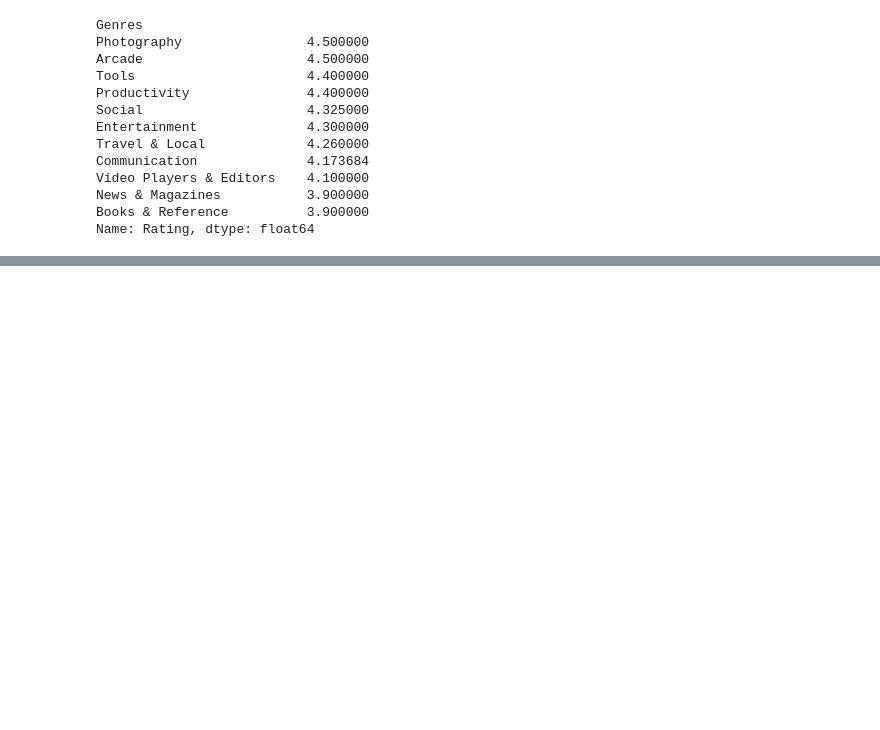
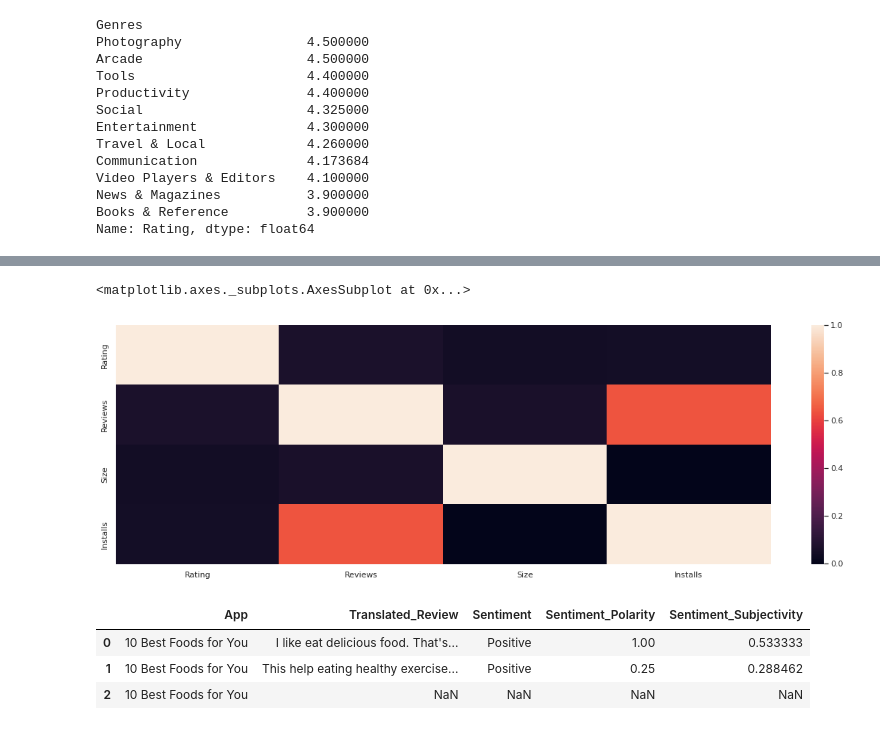
Before and after one commit to indrochoco/Playstore-app-Review-analysis, a Jupyter notebook: Copy_of_Play_Store_App_Review_Analysis_Capstone_Project.ipynb, the cells around one changed output, grey strips where cells are left out. Drawn from its saved outputs; the diff is of its cells as text; code cells hidden in the pictures; blank space fills up the shorter version.

```diff
--- a/Copy_of_Play_Store_App_Review_Analysis_Capstone_Project.ipynb
+++ b/Copy_of_Play_Store_App_Review_Analysis_Capstone_Project.ipynb
@@ -224,0 +213,2 @@ ax = sns.barplot(x="Genres", y="Rating", data=max_installs)
+# %%
+df['Last Updated'] = pd.to_datetime(df['Last Updated'])
@@ -224,0 +232,10 @@ ax = sns.barplot(x="Genres", y="Rating", data=max_installs)
+# %%
+def convert_bytes(i):
+  if i.count('M')==1:
+    return float(i[:-1])*1024*1024
+  elif i.count('K')==1:
+    return float(i[:-1])*1024
+  else:
+    return 0
+# %%
+df['Size']=df.Size.apply(convert_bytes)
@@ -224,0 +257,14 @@ ax = sns.barplot(x="Genres", y="Rating", data=max_installs)
+# %%
+corr_df= df.corr()
+# %%
+sns.heatmap(corr_df)
+# %% [output]
+<matplotlib.axes._subplots.AxesSubplot at 0x...>
+[figure, added]
+# %%
+df_1.head(3)
+# %% [output]
+|  | App | Translated_Review | Sentiment | Sentiment_Polarity | Sentiment_Subjectivity |
+| 0 | 10 Best Foods for You | I like eat delicious food. That's... | Positive | 1.00 | 0.533333 |
+| 1 | 10 Best Foods for You | This help eating healthy exercise... | Positive | 0.25 | 0.288462 |
+| 2 | 10 Best Foods for You | NaN | NaN | NaN | NaN |
```
Also changed, not shown: parts of 17 cells of this notebook.
